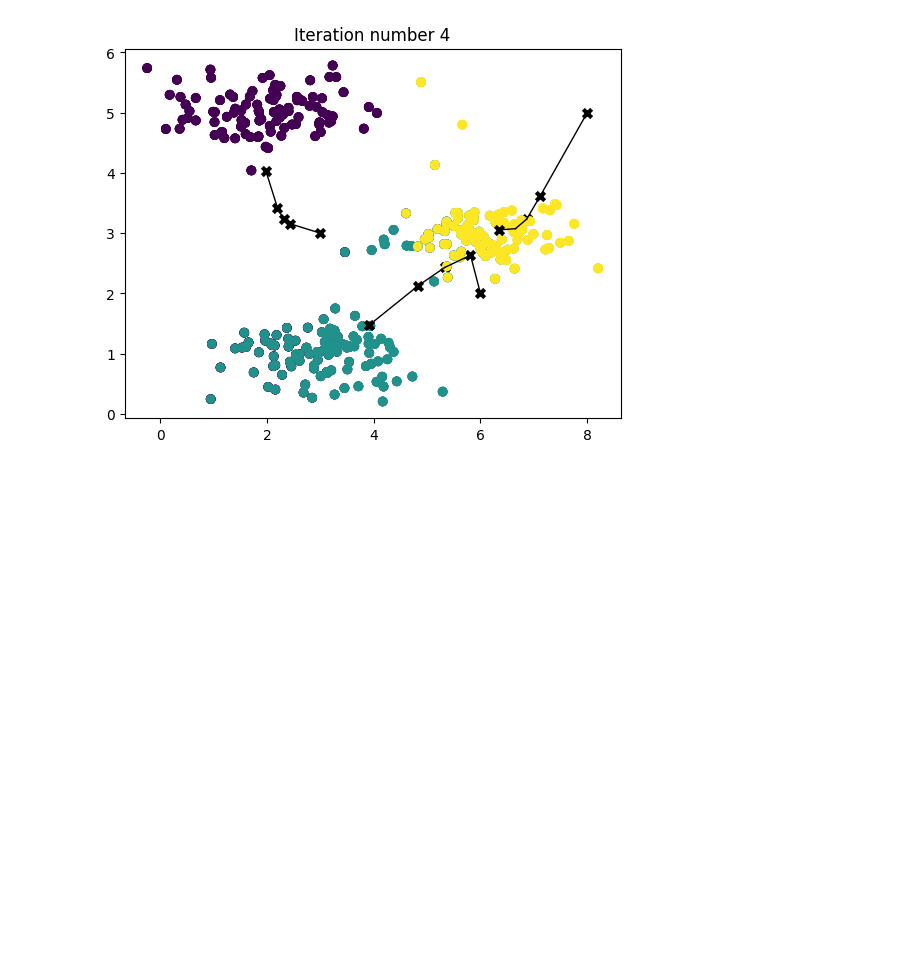
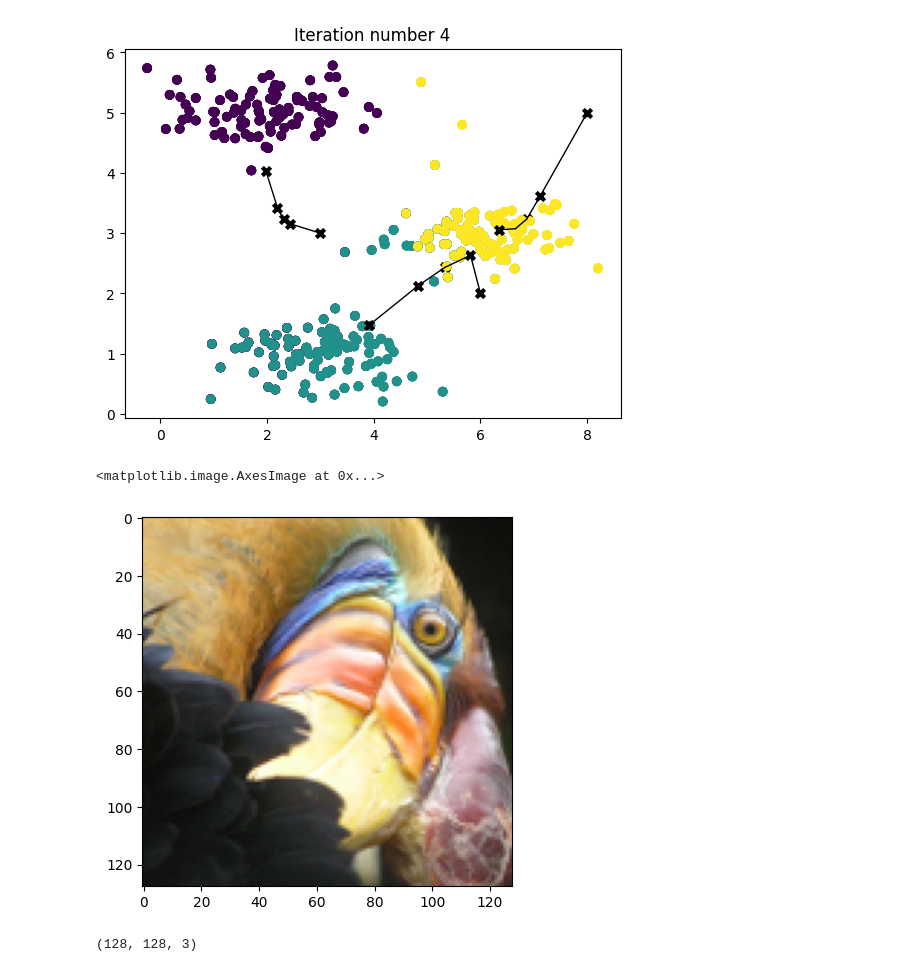
Before and after one commit to harsh194/machine_learning, a Jupyter notebook: K_means_Clustering.ipynb, the cells around one changed output. Drawn from its saved outputs; the diff is of its cells as text; code cells hidden in the pictures; blank space fills up the shorter version.

```diff
--- a/K_means_Clustering.ipynb
+++ b/K_means_Clustering.ipynb
@@ -94,0 +100,11 @@ K-Means iteration 4/4
+# %%
+original_img = plt.imread('bird_small.png')
+# %%
+plt.imshow(original_img)
+# %% [output]
+<matplotlib.image.AxesImage at 0x...>
+[figure, added]
+# %%
+original_img.shape
+# %% [output]
+(128, 128, 3)
```
Also changed, not shown: parts of 7 cells of this notebook.
